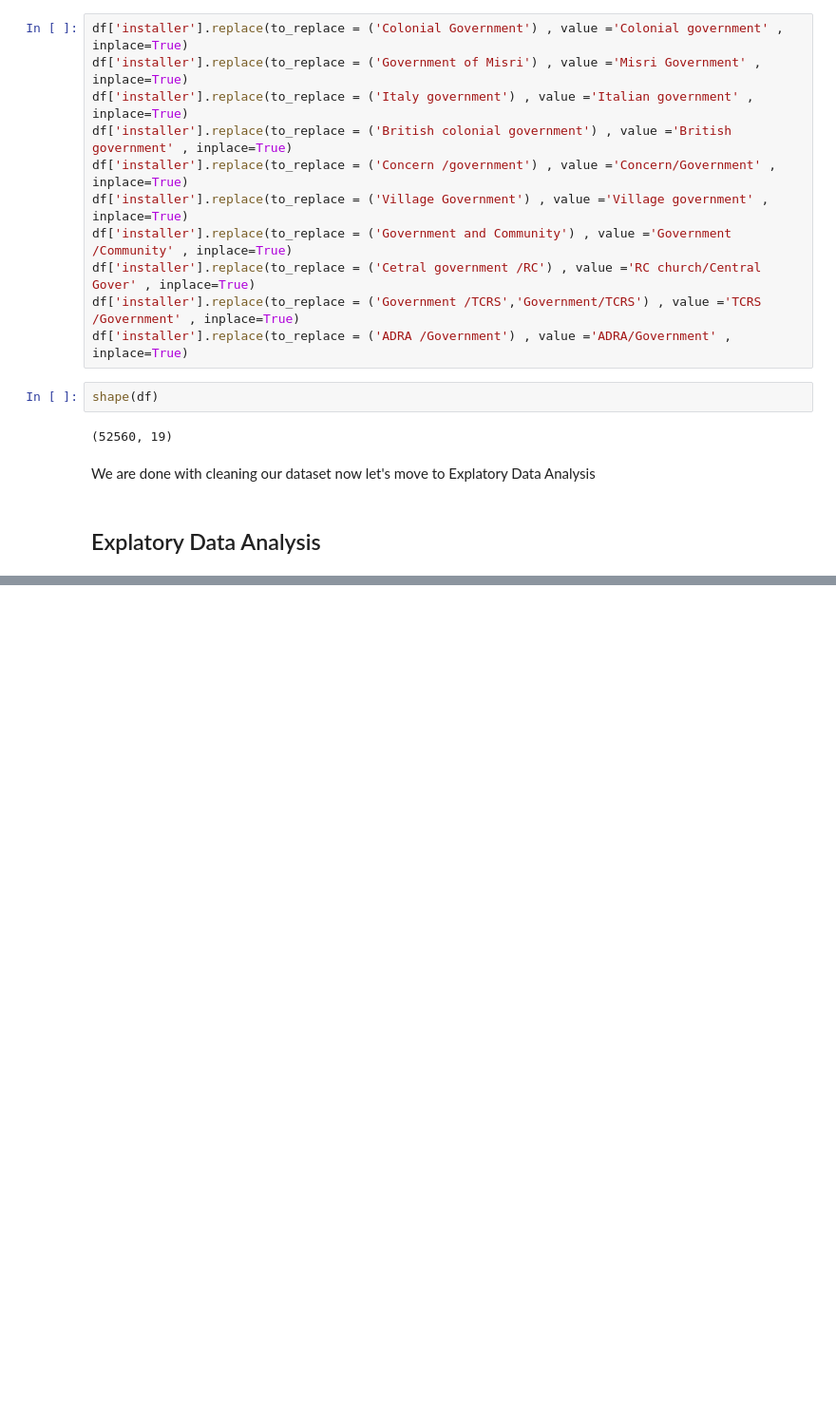
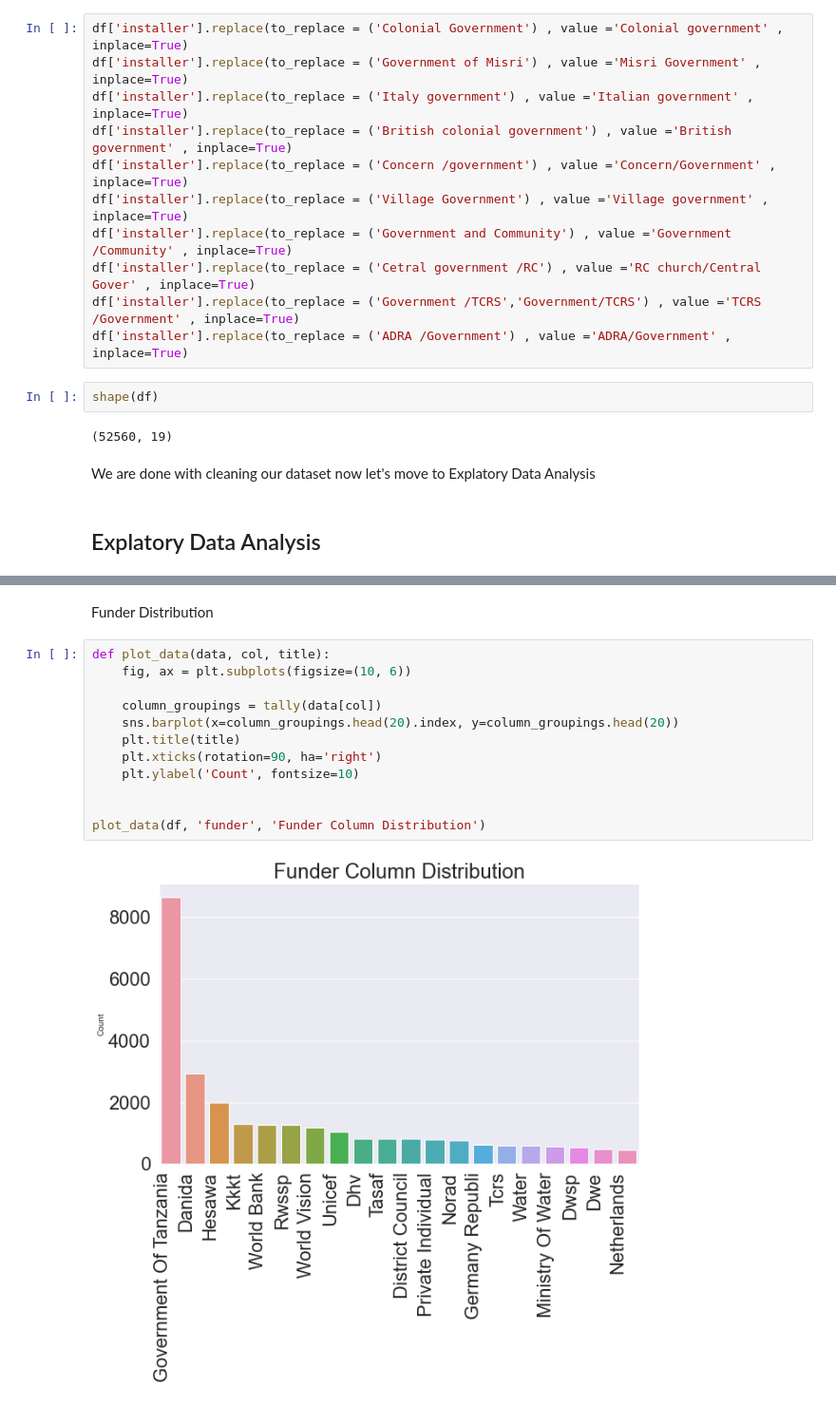
Before and after one commit to atienosonia/Tanzanian_Water_Wells, a Jupyter notebook: student.ipynb, the cells around one changed output, grey strips where cells are left out. Shown at 95% size. Saved outputs shown, nothing was run; the diff lists cells and outputs as text; blank space fills up the shorter version.

```diff
--- a/student.ipynb
+++ b/student.ipynb
@@ -860,0 +859,16 @@ Text(0.5, 1.0, 'Targets Distribution')
+# %% [markdown]
+Funder Distribution
+# %%
+def plot_data(data, col, title):
+    fig, ax = plt.subplots(figsize=(10, 6))
+
+    column_groupings = tally(data[col])
+    sns.barplot(x=column_groupings.head(20).index, y=column_groupings.head(20))
+    plt.title(title)
+    plt.xticks(rotation=90, ha='right')
+    plt.ylabel('Count', fontsize=10)
+
+
+plot_data(df, 'funder', 'Funder Column Distribution')
+# %% [output]
+[figure, added]
```
Also changed, not shown: parts of 35 cells of this notebook.
